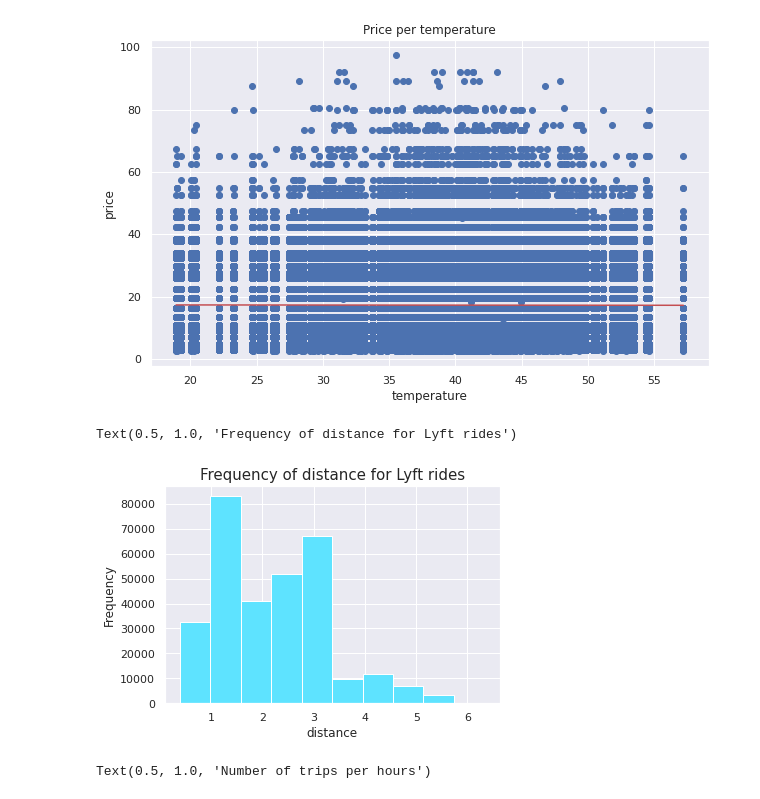
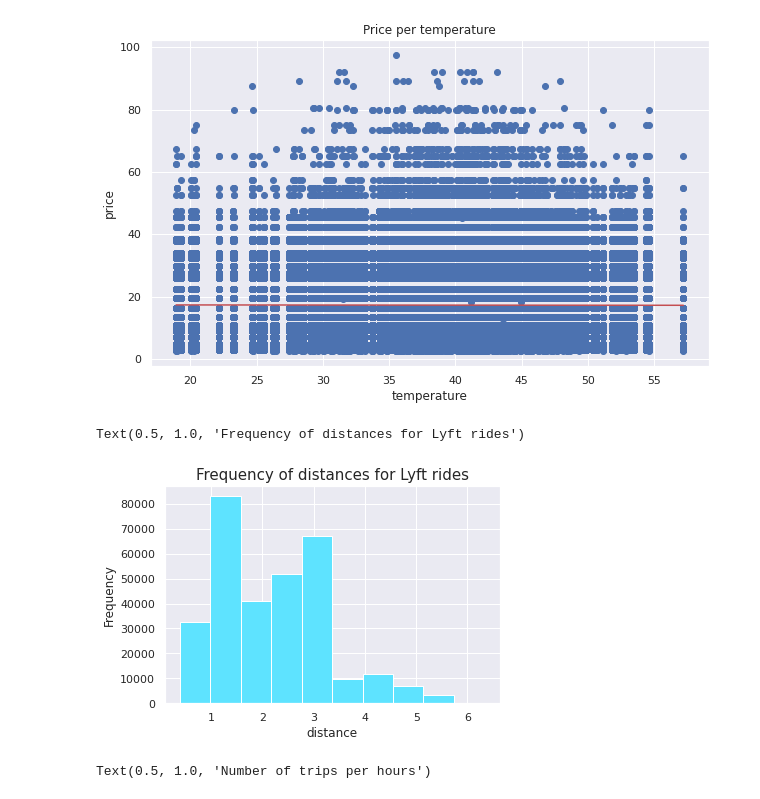
Before and after one commit to liliya2022/Python-Data-Analysis-Project, a Jupyter notebook: Python_Data_Analysis_Project_Final.ipynb, the cells around one changed output. Saved outputs shown, nothing was run; the diff lists cells and outputs as text; code cells hidden in the pictures.

```diff
--- a/Python_Data_Analysis_Project_Final.ipynb
+++ b/Python_Data_Analysis_Project_Final.ipynb
@@ -651,12 +675,12 @@ plt.show()
 # %%
 # the distance people drive with Lyft:
 
 Lyft_rides['distance'].plot.hist(bins = 10, alpha=1, color = "#5ee3ff")
 plt.xlabel('distance')
-plt.title('Frequency of distance for Lyft rides', fontsize = 15)
+plt.title('Frequency of distances for Lyft rides', fontsize = 15)
 # %% [output]
-Text(0.5, 1.0, 'Frequency of distance for Lyft rides')
+Text(0.5, 1.0, 'Frequency of distances for Lyft rides')
-[figure, old version]
+[figure, new version]
 # %%
 # what hours people use the Lyft:
 
```
Also changed, not shown: parts of 25 cells of this notebook.
